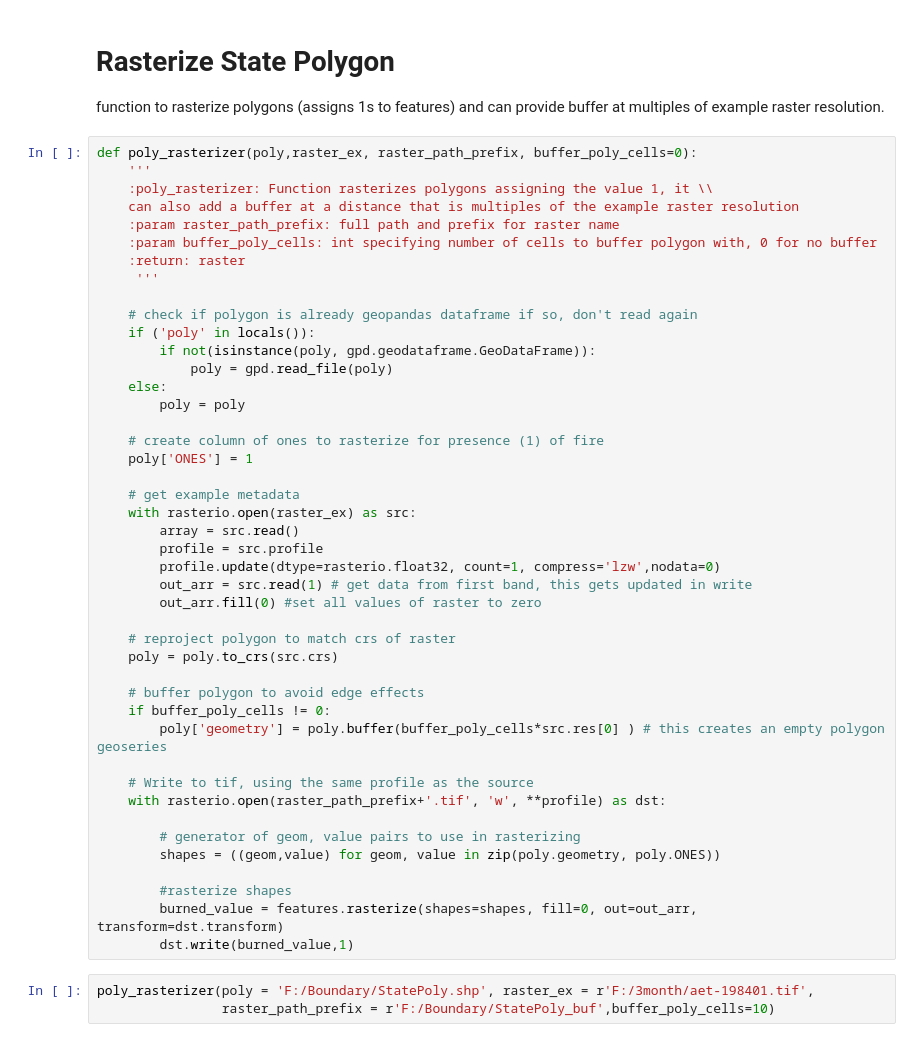
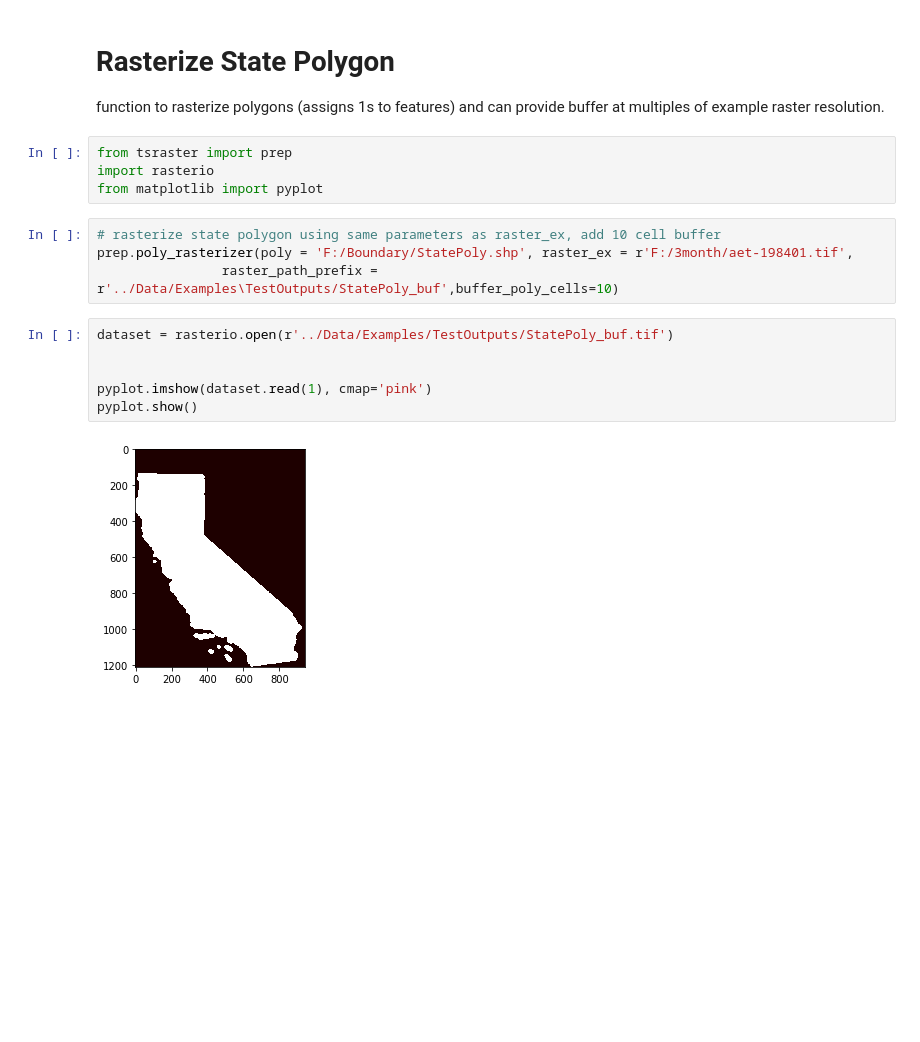
Before and after one commit to isaacWpark/wildfire_FRAP, a Jupyter notebook: Workflow/2-RasterizeFirePolygons.ipynb, the cells around one changed output. Cells and saved outputs as stored; diff of their text form; blank space fills up the shorter version.

```diff
--- a/Workflow/2-RasterizeFirePolygons.ipynb
+++ b/Workflow/2-RasterizeFirePolygons.ipynb
@@ -184,50 +189,19 @@ See the caveats in the documentation: http://pandas.pydata.org/pandas-docs/stabl
 # Rasterize State Polygon
 
 function to rasterize polygons (assigns 1s to features) and can provide buffer at multiples of example raster resolution.
-# %%
-def poly_rasterizer(poly,raster_ex, raster_path_prefix, buffer_poly_cells=0):
-    '''
-    :poly_rasterizer: Function rasterizes polygons assigning the value 1, it \\
-    can also add a buffer at a distance that is multiples of the example raster resolution
-    :param raster_path_prefix: full path and prefix for raster name
-    :param buffer_poly_cells: int specifying number of cells to buffer polygon with, 0 for no buffer
-    :return: raster
-     '''
-
-    # check if polygon is already geopandas dataframe if so, don't read again
-    if ('poly' in locals()):
-        if not(isinstance(poly, gpd.geodataframe.GeoDataFrame)):
-            poly = gpd.read_file(poly)
-    else:
-        poly = poly
-
-    # create column of ones to rasterize for presence (1) of fire
-    poly['ONES'] = 1
-
-    # get example metadata
-    with rasterio.open(raster_ex) as src:
-        array = src.read()
-        profile = src.profile
-        profile.update(dtype=rasterio.float32, count=1, compress='lzw',nodata=0)
-        out_arr = src.read(1) # get data from first band, this gets updated in write
-        out_arr.fill(0) #set all values of raster to zero
-
-    # reproject polygon to match crs of raster
-    poly = poly.to_crs(src.crs)
-
-    # buffer polygon to avoid edge effects
-    if buffer_poly_cells != 0:
-        poly['geometry'] = poly.buffer(buffer_poly_cells*src.res[0] ) # this creates an empty polygon geoseries
-
-    # Write to tif, using the same profile as the source
-    with rasterio.open(raster_path_prefix+'.tif', 'w', **profile) as dst:
-
-        # generator of geom, value pairs to use in rasterizing
-        shapes = ((geom,value) for geom, value in zip(poly.geometry, poly.ONES))
-
-        #rasterize shapes
-        burned_value = features.rasterize(shapes=shapes, fill=0, out=out_arr, transform=dst.transform)
-        dst.write(burned_value,1)
+# %%
+from tsraster import prep
+import rasterio
+from matplotlib import pyplot
 # %%
-poly_rasterizer(poly = 'F:/Boundary/StatePoly.shp', raster_ex = r'F:/3month/aet-198401.tif',
-                raster_path_prefix = r'F:/Boundary/StatePoly_buf',buffer_poly_cells=10)
+# rasterize state polygon using same parameters as raster_ex, add 10 cell buffer
+prep.poly_rasterizer(poly = 'F:/Boundary/StatePoly.shp', raster_ex = r'F:/3month/aet-198401.tif',
+                raster_path_prefix = r'../Data/Examples\TestOutputs/StatePoly_buf',buffer_poly_cells=10)
+# %%
+dataset = rasterio.open(r'../Data/Examples/TestOutputs/StatePoly_buf.tif')
+
+
+pyplot.imshow(dataset.read(1), cmap='pink')
+pyplot.show()
+# %% [output]
+[figure, added]
```
Also changed, not shown: parts of 4 cells of this notebook, 7 other files.
